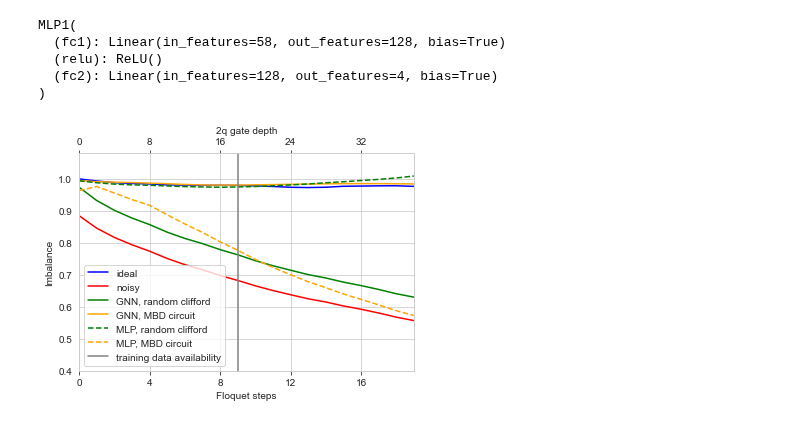
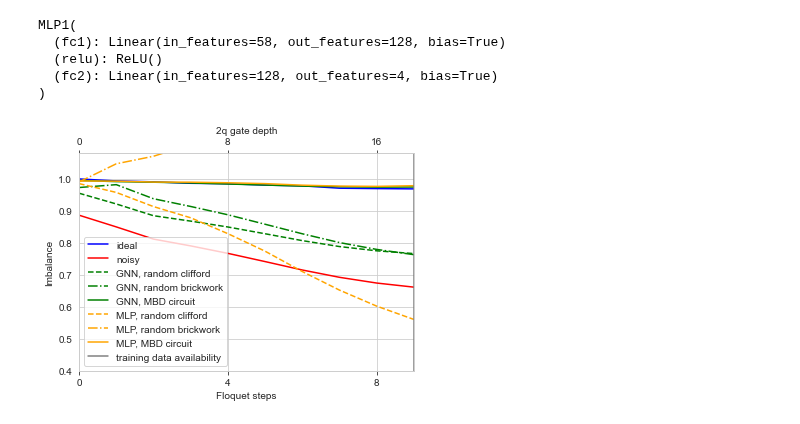
Before and after one commit to qiskit-community/ml-qem, a Jupyter notebook: docs/tutorials/h03_mbd_plot.ipynb, the cells around one changed output. Cells and saved outputs as stored; diff of their text form; code cells hidden in the pictures.

```diff
--- a/docs/tutorials/h03_mbd_plot.ipynb
+++ b/docs/tutorials/h03_mbd_plot.ipynb
@@ -87,9 +87,9 @@ model_path_1 = './model/haoran_mbd2/random_cliffords.pth'
 # model_path_2 = './model/haoran_mbd2/random_circuits.pth'
 model_path_3 = './model/haoran_mbd2/random_brickwork3.pth'
 model_path_4 = './model/haoran_mbd2/mbd.pth'
-model_path_5 = './model/haoran_mbd2/mlp_mbd.pth'
-model_path_6 = './model/haoran_mbd2/mlp_random_cliffords.pth'
-model_path_7 = './model/haoran_mbd2/mlp_random_brickwork.pth'
+model_path_5 = './model/haoran_mbd2/mlp_random_cliffords.pth'
+model_path_6 = './model/haoran_mbd2/mlp_random_brickwork.pth'
+model_path_7 = './model/haoran_mbd2/mlp_mbd.pth'
 # %%
 model_1 = ExpValCircuitGraphModel(
     num_node_features=22,
@@ -150,12 +150,12 @@ MLP1(
 )
 # %%
 ## Now we need to average over many disorders
-num_disorders = 30
+num_disorders = 10
 
 num_spins = 4 # Number of spins. Must be even.
 W = 0.8 * np.pi # Disorder strength up to np.pi
 theta = 0.05 * np.pi # Interaction strength up to np.pi
-max_steps = 10
+max_steps = 0
 
 even_qubits = np.linspace(0, num_spins, int(num_spins/2), endpoint=False)
 odd_qubits = np.linspace(1, num_spins+1, int(num_spins/2), endpoint=False)
@@ -237,7 +237,6 @@ for disorder_realization in tqdm_notebook(range(num_disorders)):
                             entry.x,
                             entry.edge_index,
                             entry.batch).tolist()[0]
-
         exp_Z_mitigated_1.append(mitigated_exp_val_1)
 
         # mitigated_exp_val_2 = model_2(entry.noisy_0,
@@ -246,40 +245,33 @@ for disorder_realization in tqdm_notebook(range(num_disorders)):
         #                     entry.x,
         #                     entry.edge_index,
         #                     entry.batch).tolist()[0]
-        #
         # exp_Z_mitigated_2.append(mitigated_exp_val_2)
-        #
+
         mitigated_exp_val_3 = model_3(entry.noisy_0,
                             entry.observable,
                             entry.circuit_depth,
                             entry.x,
                             entry.edge_index,
                             entry.batch).tolist()[0]
-
         exp_Z_mitigated_3.append(mitigated_exp_val_3)
 
         mitigated_exp_val_4 = model_4(entry.noisy_0,
-                    entry.observable,
-                    entry.circuit_depth,
-                    entry.x,
-                    entry.edge_index,
-                    entry.batch).tolist()[0]
-
+                            entry.observable,
+                            entry.circuit_depth,
+                            entry.x,
+                            entry.edge_index,
+                            entry.batch).tolist()[0]
         exp_Z_mitigated_4.append(mitigated_exp_val_4)
 
         X, _ = encode_data([transpiled_qc_list[i]], properties, ideal_exp_val, [noisy_exp_val], num_qubits=4)
+
         mitigated_exp_val_5 = model_5(X).tolist()[0]
-
         exp_Z_mitigated_5.append(mitigated_exp_val_5)
 
-        X, _ = encode_data([transpiled_qc_list[i]], properties, ideal_exp_val, [noisy_exp_val], num_qubits=4)
         mitigated_exp_val_6 = model_6(X).tolist()[0]
-
         exp_Z_mitigated_6.append(mitigated_exp_val_6)
 
-        X, _ = encode_data([transpiled_qc_list[i]], properties, ideal_exp_val, [noisy_exp_val], num_qubits=4)
         mitigated_exp_val_7 = model_7(X).tolist()[0]
-
         exp_Z_mitigated_7.append(mitigated_exp_val_7)
 
     imbalance_ideal = calc_imbalance(exp_Z_ideal, even_qubits, odd_qubits)
@@ -353,37 +345,38 @@ imbalance_mitigated_average_7 = np.mean(imbalance_all_mitigated_7, axis=0)
 fig = plt.figure()
 ax1 = fig.add_subplot(111)
 ax2 = ax1.twiny()
 
 ax1.plot(imbalance_ideal_average, color='blue', label="ideal")
 ax1.plot(imbalance_noisy_average, color='red', label="noisy")
-ax1.plot(imbalance_mitigated_average_1, color='green', label="GNN, random clifford", linestyle='solid')
-# ax1.plot(imbalance_mitigated_average_2, color='green', label="random circuit", linestyle='dashed')
-# ax1.plot(imbalance_mitigated_average_3, color='green', label="random brickwork", linestyle='-.')
-ax1.plot(imbalance_mitigated_average_4, color='orange', label="GNN, MBD circuit", linestyle='solid')
-ax1.plot(imbalance_mitigated_average_5, color='green', label="MLP, random clifford", linestyle='dashed')
-ax1.plot(imbalance_mitigated_average_6, color='orange', label="MLP, MBD circuit", linestyle='dashed')
+ax1.plot(imbalance_mitigated_average_1, color='green', label="GNN, random clifford", linestyle='dashed')
+# ax1.plot(imbalance_mitigated_average_2, color='green', label="GNN, random circuit", linestyle='dashed')
+ax1.plot(imbalance_mitigated_average_3, color='green', label="GNN, random brickwork", linestyle='-.')
+ax1.plot(imbalance_mitigated_average_4, color='green', label="GNN, MBD circuit", linestyle='solid')
+ax1.plot(imbalance_mitigated_average_5, color='orange', label="MLP, random clifford", linestyle='dashed')
+ax1.plot(imbalance_mitigated_average_6, color='orange', label="MLP, random brickwork", linestyle='-.')
+ax1.plot(imbalance_mitigated_average_7, color='orange', label="MLP, MBD circuit", linestyle='solid')
 
 ax1.axvline(x = 9, color = 'gray', label = 'training data availability')
 
 ax1.set_xlabel('Floquet steps')
 ax1.set_ylabel('Imbalance')
 ax1.legend()
 
 xmin, xmax = ax1.get_xlim()
 max_x = max_steps + 10
 ax1.set_xlim([0, max_x-1])
 ax2.set_xlim([0, max_x-1])
 ax1.set_ylim([0.4, 1.08])
 ax1.set_xticks(np.arange(0, max_x, 4))
 x2 = np.linspace(xmin, xmax, 50)
 ax2.plot(x2, -np.ones(50)) # Create a dummy plot
 ax2.set_xticks(np.arange(0, max_x, 4))
 ax2.set_xticklabels(2*np.arange(0, max_x, 4))
 ax2.set_xlabel(r"2q gate depth")
 # ax1.grid(None)
 ax2.grid(None)
 
 plt.style.use({'figure.facecolor':'white'})
 plt.show()
 # %% [output]
-[figure, old version]
+[figure, new version]
```
Also changed, not shown: 4 other files.
